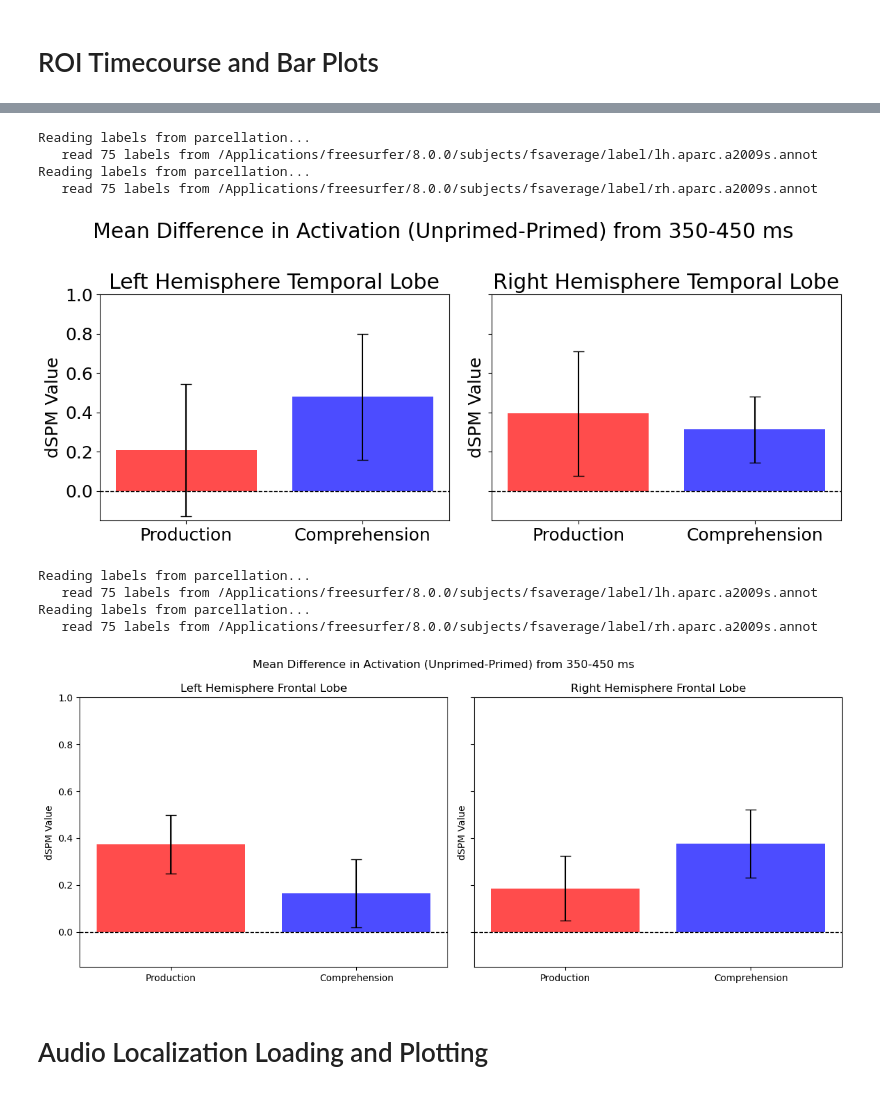
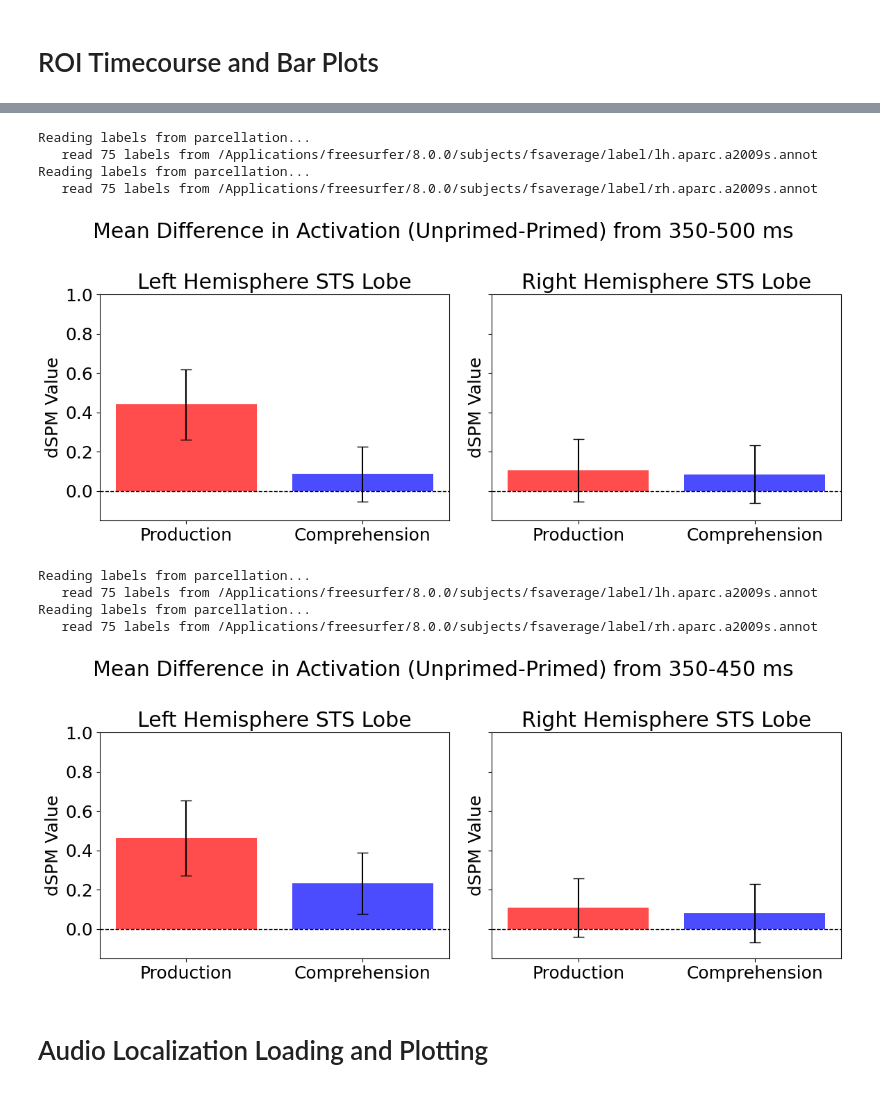
Before and after one commit to audreylaun/meg, a Jupyter notebook: Plotting/source_plots.ipynb, the cells around one changed output, grey strips where cells are left out. Drawn from its saved outputs; the diff is of its cells as text; code cells hidden in the pictures.

```diff
--- a/Plotting/source_plots.ipynb
+++ b/Plotting/source_plots.ipynb
@@ -242,14 +242,15 @@ def plot_roi_ga_bar_bihemi(
             #remove S_temporal_inf, G_oc-temp_med-Lingual, G_oc-temp_med-Parahip, G_oc-temp_lat-fusifor, 	G_temporal_inf, S_oc-temp_lat, 	S_oc-temp_med_and_Lingual
             temporal_labels = ["Temporal", [                                                              'G_temp_sup-G_T_transv-lh','G_temp_sup-Lateral-lh','G_temp_sup-Plan_polar-lh','G_temp_sup-Plan_tempo-lh','G_temporal_middle-lh','Pole_temporal-lh',
             'S_temporal_sup-lh','S_temporal_transverse-lh']]
-            # temporal_labels = ["Temporal", [                                                              'G_temp_sup-G_T_transv-lh','G_temp_sup-Lateral-lh','G_temp_sup-Plan_polar-lh','G_temp_sup-Plan_tempo-lh','G_temporal_middle-lh','Pole_temporal-lh',
-            # 'S_temporal_sup-lh','S_temporal_transverse-lh', 'S_temporal_inf-lh', 'G_oc-temp_med-Lingual-lh', 'G_oc-temp_med-Parahip-lh', 'G_oc-temp_lat-fusifor-lh', 'G_temporal_inf-lh', 'S_oc-temp_lat-lh','S_oc-temp_med_and_Lingual-lh']]
+            # temporal_labels = ["Temporal", ['G_temp_sup-G_T_transv-lh','G_temp_sup-Lateral-lh','G_temp_sup-Plan_polar-lh','G_temp_sup-Plan_tempo-lh','G_temporal_middle-lh','Pole_temporal-lh', 'S_temporal_sup-lh','S_temporal_transverse-lh', 'S_temporal_inf-lh', 'G_oc-temp_med-Lingual-lh', 'G_oc-temp_med-Parahip-lh', 'G_oc-temp_lat-fusifor-lh', 'G_temporal_inf-lh', 'S_oc-temp_lat-lh','S_oc-temp_med_and_Lingual-lh']]
 
             frontal_labels = ["Frontal", ['G_and_S_frontomargin-lh','G_front_middle-lh','G_front_sup-lh','G_orbital-lh','S_front_inf-lh','S_front_middle-lh','S_front_sup-lh','S_orbital-H_Shaped-lh','S_orbital_lateral-lh','S_orbital_med-olfact-lh','S_precentral-inf-part-lh','S_precentral-sup-part-lh','G_and_S_transv_frontopol-lh','G_front_inf-Opercular-lh','G_front_inf-Orbital-lh','G_front_inf-Triangul-lh','G_precentral-lh','S_central-lh']]
 
             parietal_labels = ["Parietal", ["G_pariet_inf-Angular-lh","G_pariet_inf-Supramar-lh","G_parietal_sup-lh","G_precuneus-lh","S_intrapariet_and_P_trans-lh","S_interm_prim-Jensen-lh",
             "S_parieto_occipital-lh","S_postcentral-lh","S_precuneus-lh",
             "S_subparietal-lh","S_transparietal-lh"]]
+
+            sts_label = ["STS",['S_temporal_sup-lh']]
         else:
             temporal_labels = ["Temporal", ['G_temp_sup-G_T_transv-rh','G_temp_sup-Lateral-rh','G_temp_sup-Plan_polar-rh','G_temp_sup-Plan_tempo-rh','G_temporal_middle-rh','Pole_temporal-rh',
             'S_temporal_sup-rh','S_temporal_transverse-rh']]
@@ -259,11 +260,14 @@ def plot_roi_ga_bar_bihemi(
             "S_parieto_occipital-rh","S_postcentral-rh","S_precuneus-rh",
             "S_subparietal-rh","S_transparietal-rh"]]
 
+            sts_label = ["STS",  ['S_temporal_sup-rh']]
+
         label_dict[hemi] = {
             "labels": labels,
             "frontal": frontal_labels,
             "temporal": temporal_labels,
-            "parietal": parietal_labels
+            "parietal": parietal_labels,
+            "sts": sts_label
         }
 
     # 2. Compute subject-level differences
@@ -288,6 +292,8 @@ def plot_roi_ga_bar_bihemi(
                     label_now = hemi_labels["temporal"]
                 elif region == "parietal":
                     label_now = hemi_labels["parietal"]
+                elif region == "sts":
+                    label_now = hemi_labels["sts"]
 
                 label_now_now = reduce(operator.add, [lab for lab in hemi_labels["labels"] if lab.name in label_now[1]])
                 roi_stc = stc.in_label(label_now_now)
@@ -332,7 +338,8 @@ def plot_roi_ga_bar_bihemi(
 # %% [markdown]
 # Word/Image Onset -- Load STCs and Grand Average
 # %%
-subs = ['R3250', 'R3254', 'R3261', 'R3264', 'R3270','R3271','R3272','R3273','R3275','R3277','R3279','R3285','R3286','R3289','R3290']
+# subs = ['R3250', 'R3254', 'R3261', 'R3264', 'R3270','R3271','R3272','R3273','R3275','R3277','R3279','R3285','R3286','R3289','R3290']
+subs = ['R3250', 'R3254', 'R3261', 'R3264', 'R3270','R3271','R3272','R3273','R3275','R3277','R3279','R3285','R3286','R3289','R3290','R3285','R3286','R3289','R3290','R3326','R3327','R3329']
 
 n_subjects = len(subs)
 subjects_dir = '/Applications/freesurfer/8.0.0/subjects'
@@ -349,7 +356,7 @@ src = mne.read_source_spaces(src_fname)
 fsave_vertices = [s["vertno"] for s in src]
 
 for sub in subs:
-    directory = '/Users/audreylaun/Library/CloudStorage/Box-Box/Starling/Experiment1/MEG_data/' + sub + '/'
+    directory = '/Users/audreylaun/Library/CloudStorage/Box-Box/Starling/Experiment1/MEG_data/Testing/' + sub + '/'
     stc_prod_ident_fsavg, stc_prod_unrel_fsavg, stc_comp_ident_fsavg, stc_comp_unrel_fsavg = get_stcs(subjects_dir, directory, sub)
     tstep = stc_prod_ident_fsavg.tstep * 1000
 
@@ -573,32 +575,32 @@ plot_roi_ga_bar_bihemi(
     unrel_prod_stcs,
     ident_comp_stcs,
     unrel_comp_stcs,
-    region="temporal",
+    region="sts",
     tmin=350,
-    tmax=450,
+    tmax=500,
 )
 # %% [output]
 Reading labels from parcellation...
    read 75 labels from /Applications/freesurfer/8.0.0/subjects/fsaverage/label/lh.aparc.a2009s.annot
 Reading labels from parcellation...
    read 75 labels from /Applications/freesurfer/8.0.0/subjects/fsaverage/label/rh.aparc.a2009s.annot
-[figure, old version]
+[figure, new version]
 # %%
 plot_roi_ga_bar_bihemi(
     ident_prod_stcs,
     unrel_prod_stcs,
     ident_comp_stcs,
     unrel_comp_stcs,
-    region="frontal",
+    region="sts",
     tmin=350,
     tmax=450,
 )
 # %% [output]
 Reading labels from parcellation...
    read 75 labels from /Applications/freesurfer/8.0.0/subjects/fsaverage/label/lh.aparc.a2009s.annot
 Reading labels from parcellation...
    read 75 labels from /Applications/freesurfer/8.0.0/subjects/fsaverage/label/rh.aparc.a2009s.annot
-[figure, old version]
+[figure, new version]
 # %% [markdown]
  # Audio Localization Loading and Plotting
 # %%
```
Also changed, not shown: parts of 11 cells of this notebook, 8 other files.
